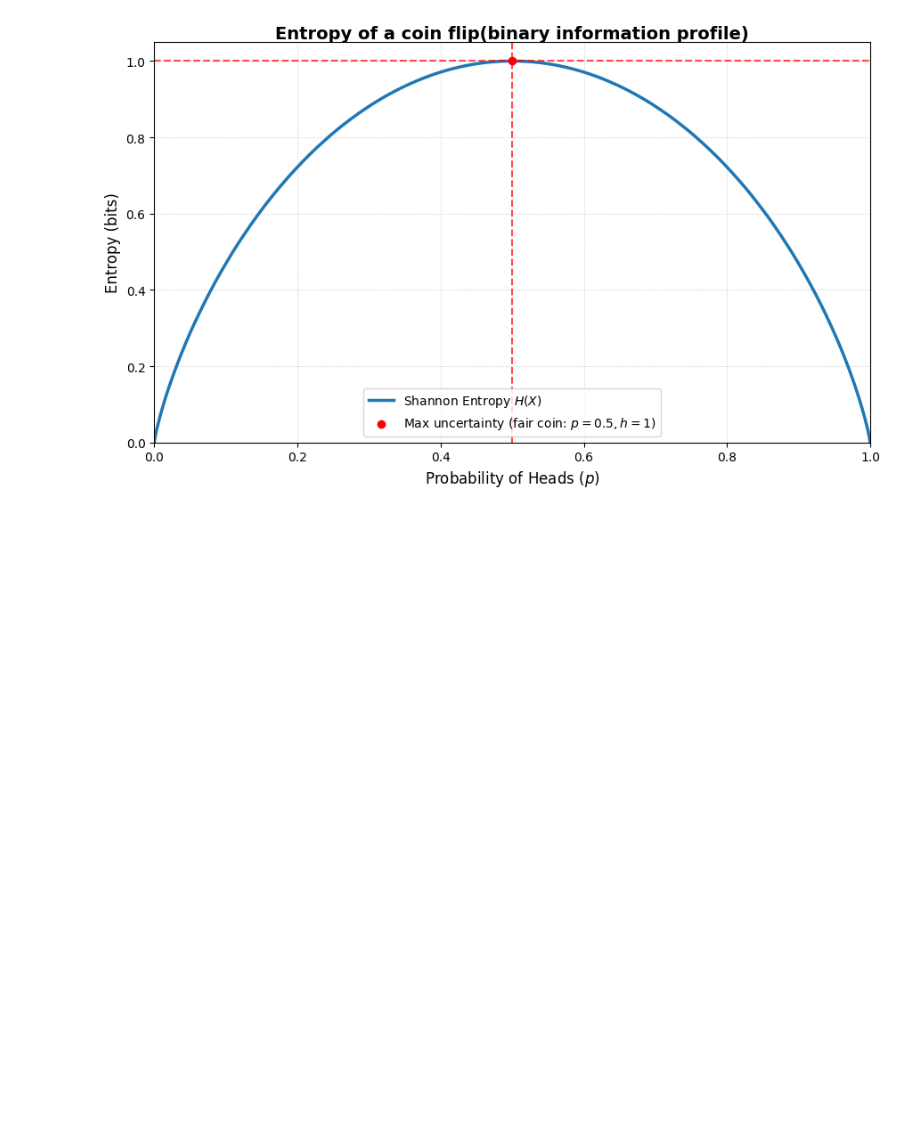
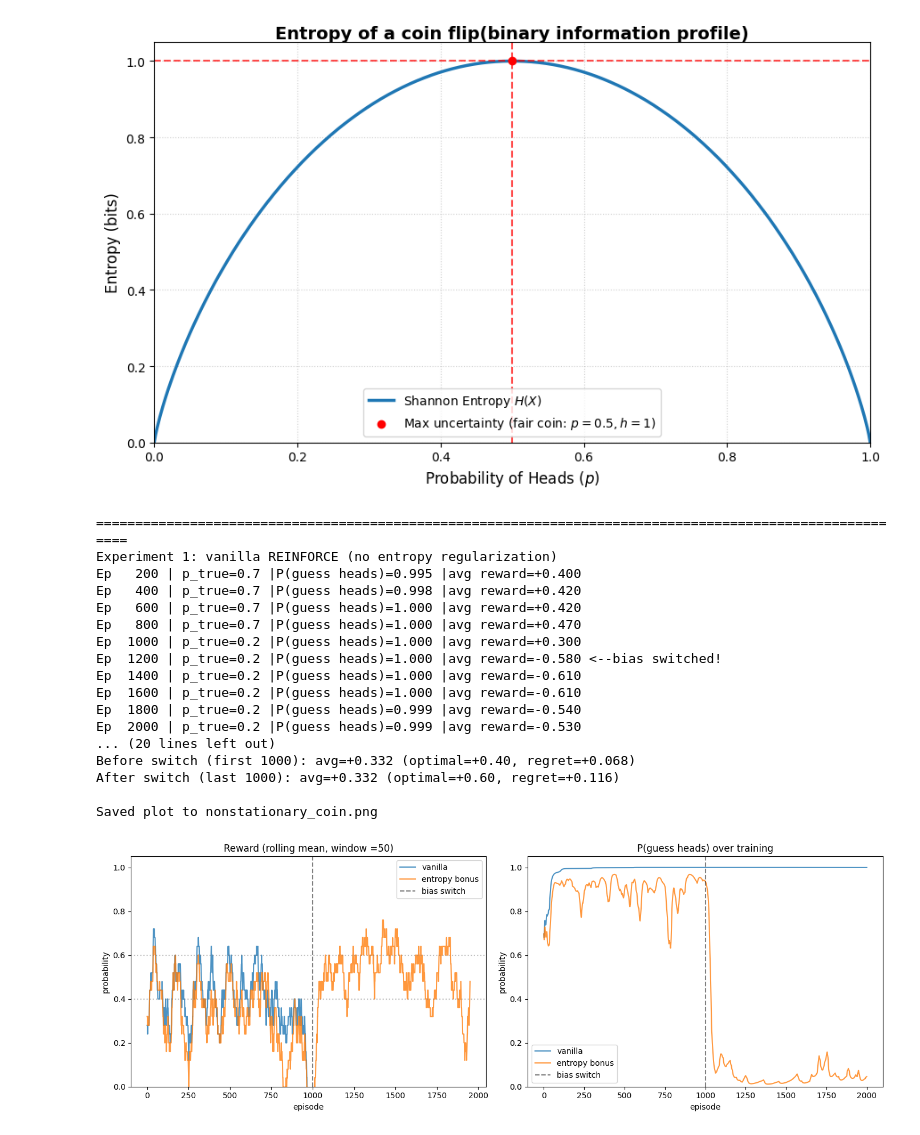
Before and after one commit to MRITUNJAYMADDHESHIYA/Research_Paper_Quant, a Jupyter notebook: 16_Regime_Change/main.ipynb, the cells around one changed output. Cells and saved outputs as stored; diff of their text form; code cells hidden in the pictures; blank space fills up the shorter version.

```diff
--- a/16_Regime_Change/main.ipynb
+++ b/16_Regime_Change/main.ipynb
@@ -524,7 +525,67 @@ def summarize(label, rewards, switch_at):
 # %%
 ## 2 Strategy
 ##1. Vanilla
 ##2. Entropy Regulization
 
 SWITCH_AT = 1000
 N_EPISODES = 2000
+
+print("===" * 35)
+print("Experiment 1: vanilla REINFORCE (no entropy regularization)")
+_, rewards_vanilla, p_hist_vanilla = train(switch_at=SWITCH_AT, n_episodes=N_EPISODES, entropy_beta=0.0, seed=0,)
+summarize("Vanilla REINFORCE", rewards_vanilla, SWITCH_AT)
+
+print("\n" + "=" *70)
+print("Experiment 2: REINFORCE with entropy bonus (beta=0.1)")
+print("=" * 70)
+_, rewards_entropy, p_hist_entropy = train(switch_at=SWITCH_AT, n_episodes=N_EPISODES, entropy_beta=0.4, seed=0,)
+summarize("Entropy-regularized REINFORCE", rewards_entropy, SWITCH_AT)
+
+###### plot comparison
+try:
+    import matplotlib.pyplot as plt
+    fig, (ax1, ax2) = plt.subplots(1,2, figsize = (14,5))
+    window = 50
+
+    def smooth(x):
+        return np.convolve(x, np.ones(window) / window, mode='valid')
+
+    ax1.plot(smooth(rewards_vanilla), label='vanilla', alpha=0.8)
+    ax1.plot(smooth(rewards_entropy), label='entropy bonus', alpha=0.8)
+    ax1.axvline(SWITCH_AT, ls='--', c='k', alpha=0.5, label='bias switch')
+    ax1.axhline(0.4, ls=':', c='gray', alpha=0.5)
+    ax1.axhline(0.6, ls=':', c='gray', alpha=0.5)
+    ax1.set(title=f'Reward (rolling mean, window ={window})', xlabel='episode', ylabel='probability', ylim=(0, 1.05))
+    ax1.legend()
+
+    ax2.plot(p_hist_vanilla, label='vanilla', alpha=0.8)
+    ax2.plot(p_hist_entropy, label='entropy bonus', alpha=0.8)
+    ax2.axvline(SWITCH_AT, ls='--', c='k', alpha=0.5, label='bias switch')
+    ax2.set(title='P(guess heads) over training', xlabel='episode', ylabel='probability', ylim=(0, 1.05))
+    ax2.legend()
+
+    plt.tight_layout()
+    plt.savefig('nonstationary_coin.png', dpi=100)
+    print("\nSaved plot to nonstationary_coin.png")
+
+except ImportError:
+    pass
+# %% [output]
+=========================================================================================================
+Experiment 1: vanilla REINFORCE (no entropy regularization)
+Ep   200 | p_true=0.7 |P(guess heads)=0.995 |avg reward=+0.400
+Ep   400 | p_true=0.7 |P(guess heads)=0.998 |avg reward=+0.420
+Ep   600 | p_true=0.7 |P(guess heads)=1.000 |avg reward=+0.420
+Ep   800 | p_true=0.7 |P(guess heads)=1.000 |avg reward=+0.470
+Ep  1000 | p_true=0.2 |P(guess heads)=1.000 |avg reward=+0.300
+Ep  1200 | p_true=0.2 |P(guess heads)=1.000 |avg reward=-0.580 <--bias switched!
+Ep  1400 | p_true=0.2 |P(guess heads)=1.000 |avg reward=-0.610
+Ep  1600 | p_true=0.2 |P(guess heads)=1.000 |avg reward=-0.610
+Ep  1800 | p_true=0.2 |P(guess heads)=0.999 |avg reward=-0.540
+Ep  2000 | p_true=0.2 |P(guess heads)=0.999 |avg reward=-0.530
+... (20 lines left out)
+Before switch (first 1000): avg=+0.332 (optimal=+0.40, regret=+0.068)
+After switch (last 1000): avg=+0.332 (optimal=+0.60, regret=+0.116)
+
+Saved plot to nonstationary_coin.png
+[figure, added]
```
Also changed, not shown: parts of 2 cells of this notebook, 1 other file.
